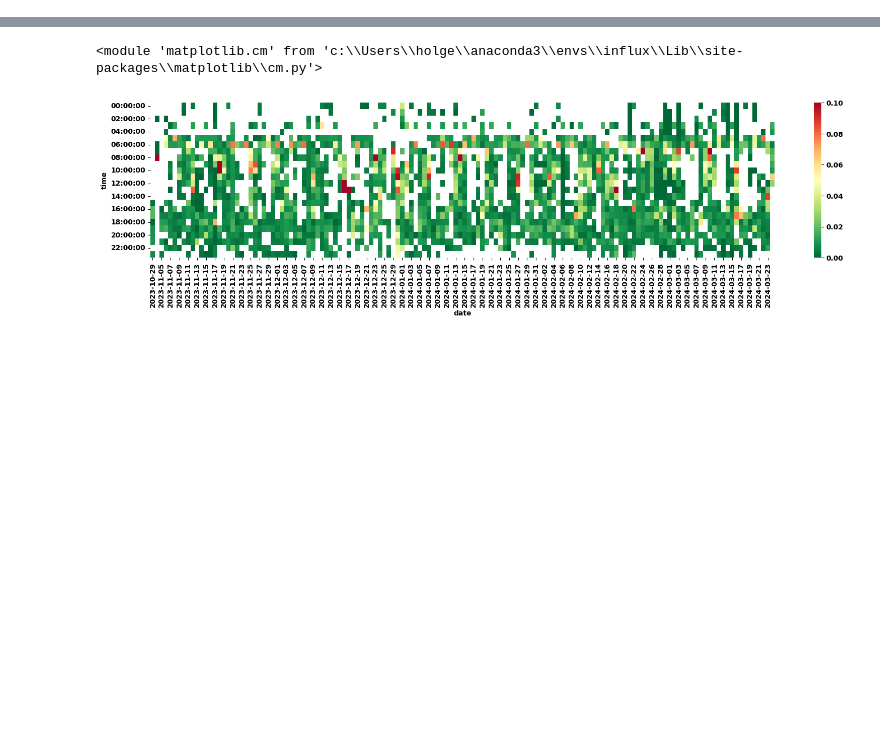
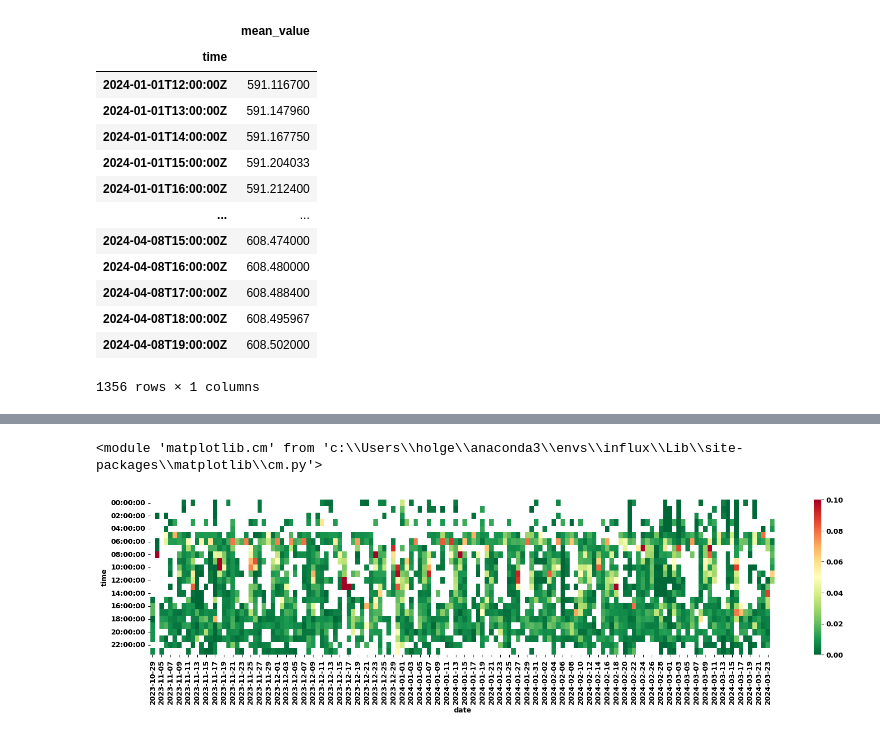
Before and after one commit to munich-ml/InfluxDB, a Jupyter notebook: Dashboard.ipynb, the cells around one changed output, grey strips where cells are left out. Saved outputs shown, nothing was run; the diff lists cells and outputs as text; code cells hidden in the pictures; blank space fills up the shorter version.

```diff
--- a/Dashboard.ipynb
+++ b/Dashboard.ipynb
@@ -101,3 +108,21 @@ df.tail(2)
+# %%
+df = pd.DataFrame.from_records(client.query(qstr).get_points()).set_index("time")
+df
+# %% [output]
+|  | mean_value |
+| time |  |
+| 2024-01-01T12:00:00Z | 591.116700 |
+| 2024-01-01T13:00:00Z | 591.147960 |
+| 2024-01-01T14:00:00Z | 591.167750 |
+| 2024-01-01T15:00:00Z | 591.204033 |
+| 2024-01-01T16:00:00Z | 591.212400 |
+| ... | ... |
+| 2024-04-08T15:00:00Z | 608.474000 |
+| 2024-04-08T16:00:00Z | 608.480000 |
+| 2024-04-08T17:00:00Z | 608.488400 |
+| 2024-04-08T18:00:00Z | 608.495967 |
+| 2024-04-08T19:00:00Z | 608.502000 |
+1356 rows × 1 columns
 # %%
 df["datetime"] = pd.to_datetime(df.time)
 df["date"] = [t.date() for t in df.datetime]
```
Also changed, not shown: parts of 19 cells of this notebook, 1 other file.
